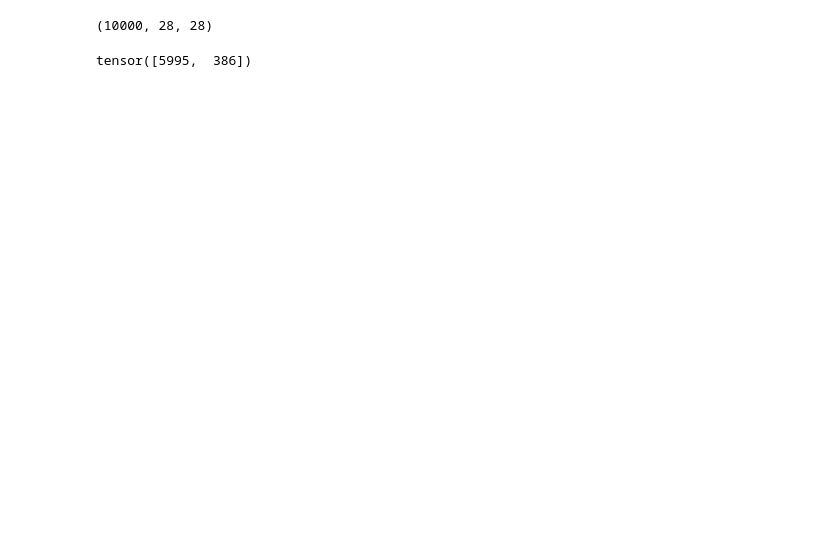
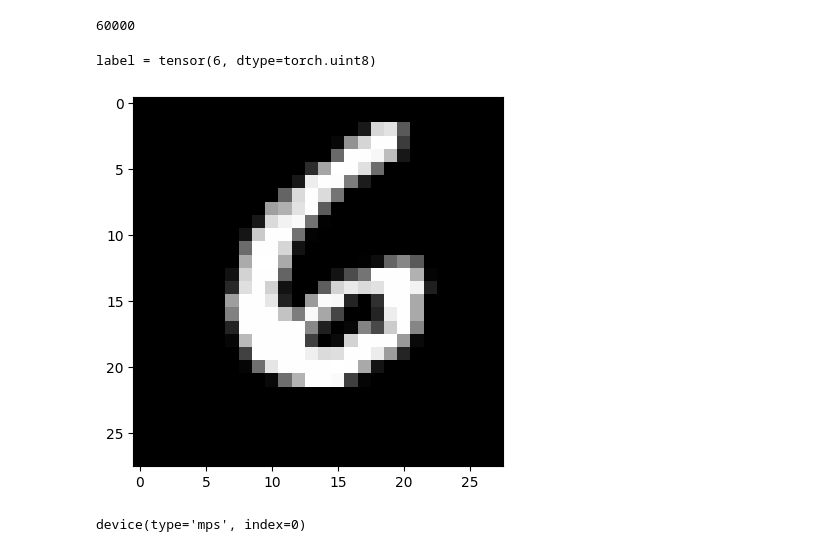
Before and after one commit to julianh65/mnist_learning, a Jupyter notebook: Untitled.ipynb, the cells around one changed output. Drawn from its saved outputs; the diff is of its cells as text; code cells hidden in the pictures; blank space fills up the shorter version.

```diff
--- a/Untitled.ipynb
+++ b/Untitled.ipynb
@@ -2,38 +2,78 @@
 import numpy as np
 import struct
 import torch
+import torch.nn.functional as F
 
 
-with open('t10k-images.idx3-ubyte','rb') as f:
+
+with open('train-images.idx3-ubyte','rb') as f:
     magic, size = struct.unpack(">II", f.read(8))
     nrows, ncols = struct.unpack(">II", f.read(8))
     data = np.fromfile(f, dtype=np.dtype(np.uint8).newbyteorder('>'))
     x = data.reshape((size, nrows, ncols))
 
-with open('t10k-labels.idx1-ubyte','rb') as f:
+with open('train-labels.idx1-ubyte','rb') as f:
     magic, size = struct.unpack(">II", f.read(8))
     data = np.fromfile(f, dtype=np.dtype(np.uint8).newbyteorder('>'))
     y = data.reshape((size,))
-x.shape
+
+x = torch.from_numpy(x).float()
+y = torch.from_numpy(y)
+
+mps_device = torch.device("mps")
+x = x.to(mps_device)
+y = y.to(mps_device)
-# %% [output]
-(10000, 28, 28)
+# %%
+print(len(x))
+# %% [output]
+60000
+# %%
+with open('t10k-images.idx3-ubyte','rb') as f:
+    magic, size = struct.unpack(">II", f.read(8))
+    nrows, ncols = struct.unpack(">II", f.read(8))
+    data = np.fromfile(f, dtype=np.dtype(np.uint8).newbyteorder('>'))
+    xtest = data.reshape((size, nrows, ncols))
+
+with open('t10k-labels.idx1-ubyte','rb') as f:
+    magic, size = struct.unpack(">II", f.read(8))
+    data = np.fromfile(f, dtype=np.dtype(np.uint8).newbyteorder('>'))
+    ytest = data.reshape((size,))
+
+xtest = torch.from_numpy(xtest).float()
+ytest = torch.from_numpy(ytest)
+xtest = xtest.to(mps_device)
+ytest = ytest.to(mps_device)
 # %%
 import matplotlib.pyplot as plt
-def display_image_at_index(index):
-    print("label = " + str(y[index]))
-    plt.imshow(x[index,:,:], cmap='gray')
-    plt.show()
+def display_image_at_index(index, test=False):
+    # move to cpu first
+    xtestcpu = xtest.to(torch.device("cpu"))
+    ytestcpu = ytest.to(torch.device("cpu"))
+    xcpu = x.to(torch.device("cpu"))
+    ycpu = y.to(torch.device("cpu"))
+    if(test):
+        print("label = " + str(ytestcpu[index]))
+        plt.imshow(xtestcpu[index,:,:], cmap='gray')
+        plt.show()
+    else:
+        print("label = " + str(ycpu[index]))
+        plt.imshow(xcpu[index,:,:], cmap='gray')
+        plt.show()
+display_image_at_index(90)
+# %% [output]
+label = tensor(6, dtype=torch.uint8)
+[figure, added]
 # %%
 # create function that gets mini batches of size 32
 
 def get_batch(batch_size):
     indexes = torch.randint(x.shape[0], size=(batch_size,))
-    print(indexes)
     x_batch = x[indexes]
     y_batch = y[indexes]
     return x_batch, y_batch
 
 
-xb, yb = get_batch(2)
+xb, yb = get_batch(32)
+xb.device
 # %% [output]
-tensor([5995,  386])
+device(type='mps', index=0)
```
Also changed, not shown: parts of 15 cells of this notebook, 2 other files.
